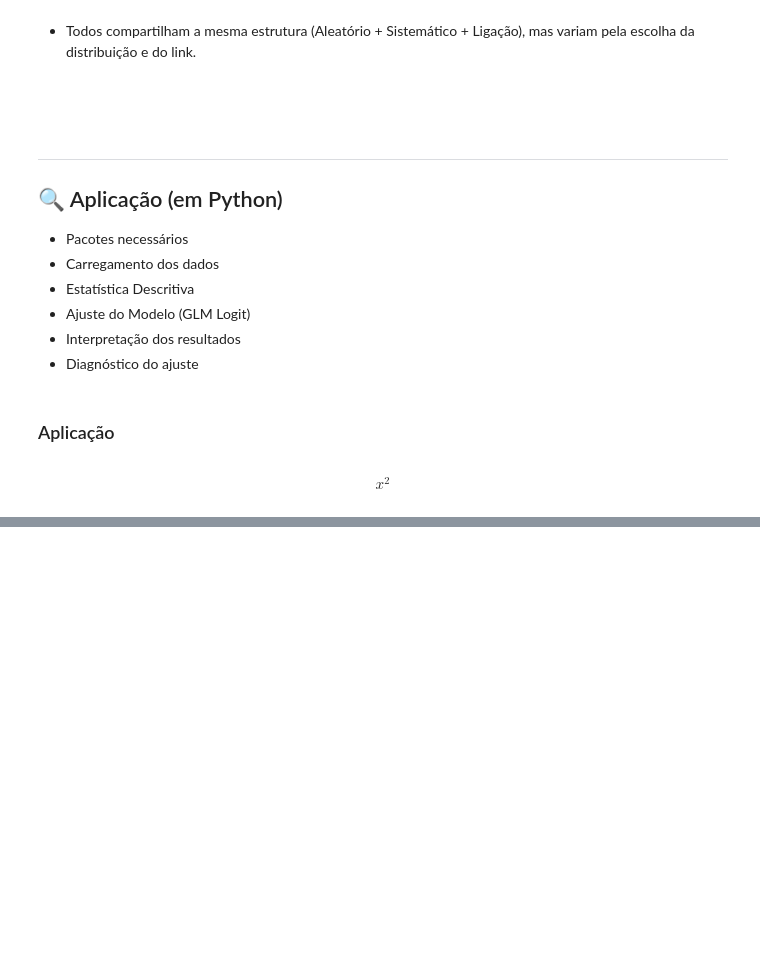
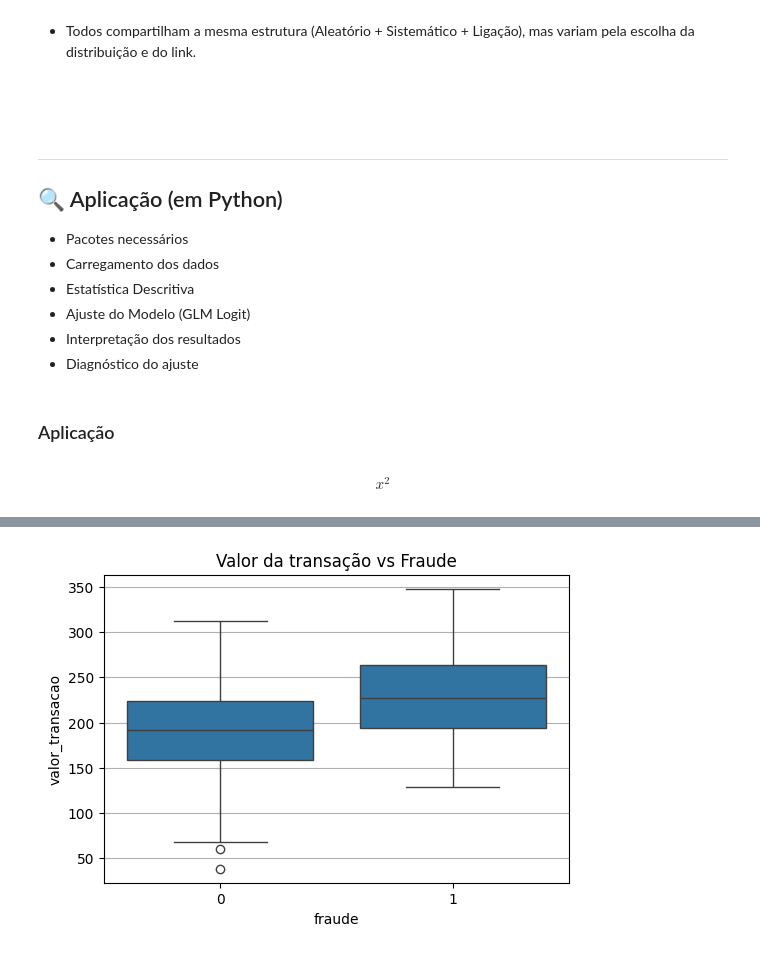
Before and after one commit to Osterne/codes_DS_course, a Jupyter notebook: 05_mod_01_ap_sup_regressao_05_mlg_categoricos_logistica.ipynb, the cells around one changed output, grey strips where cells are left out. Drawn from its saved outputs; the diff is of its cells as text; code cells hidden in the pictures; blank space fills up the shorter version.

```diff
--- a/05_mod_01_ap_sup_regressao_05_mlg_categoricos_logistica.ipynb
+++ b/05_mod_01_ap_sup_regressao_05_mlg_categoricos_logistica.ipynb
@@ -364,0 +203,6 @@ Um **Pseudo R² de McFadden = 0.329** indica que o modelo tem **bom poder explic
+# %%
+sns.boxplot(x="fraude", y="valor_transacao", data=df)
+plt.title("Valor da transação vs Fraude")
+plt.show()
+# %% [output]
+[figure, added]
```
Also changed, not shown: parts of 20 cells of this notebook.
